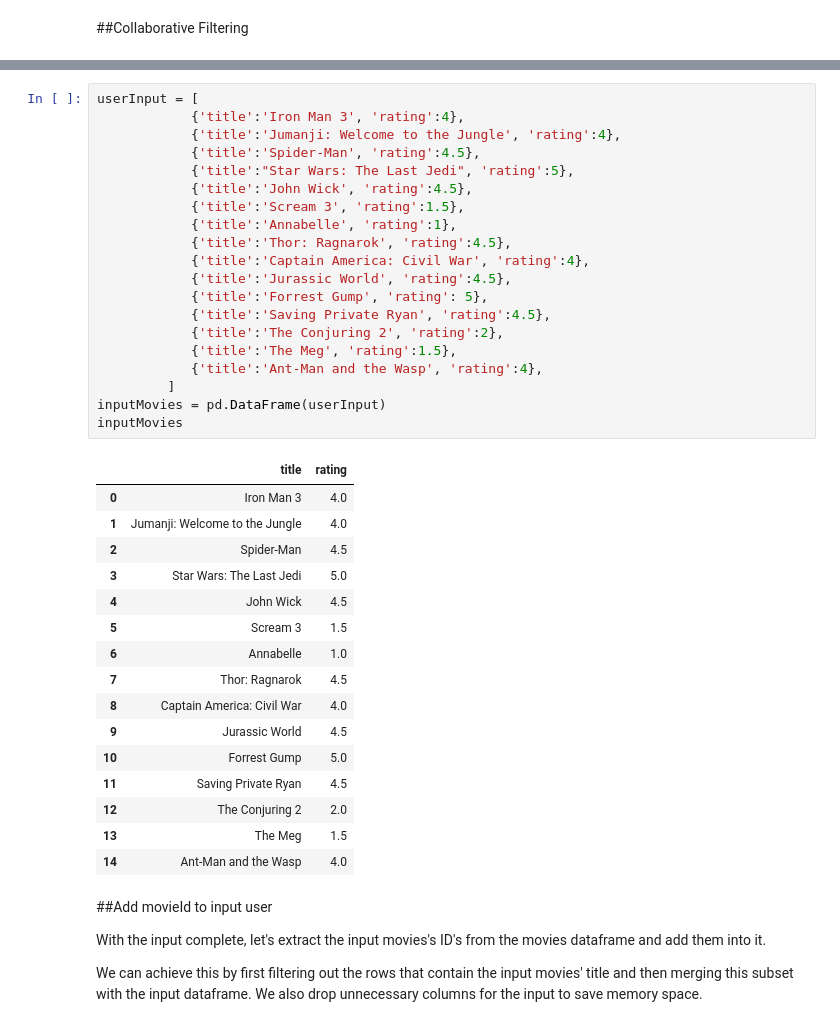
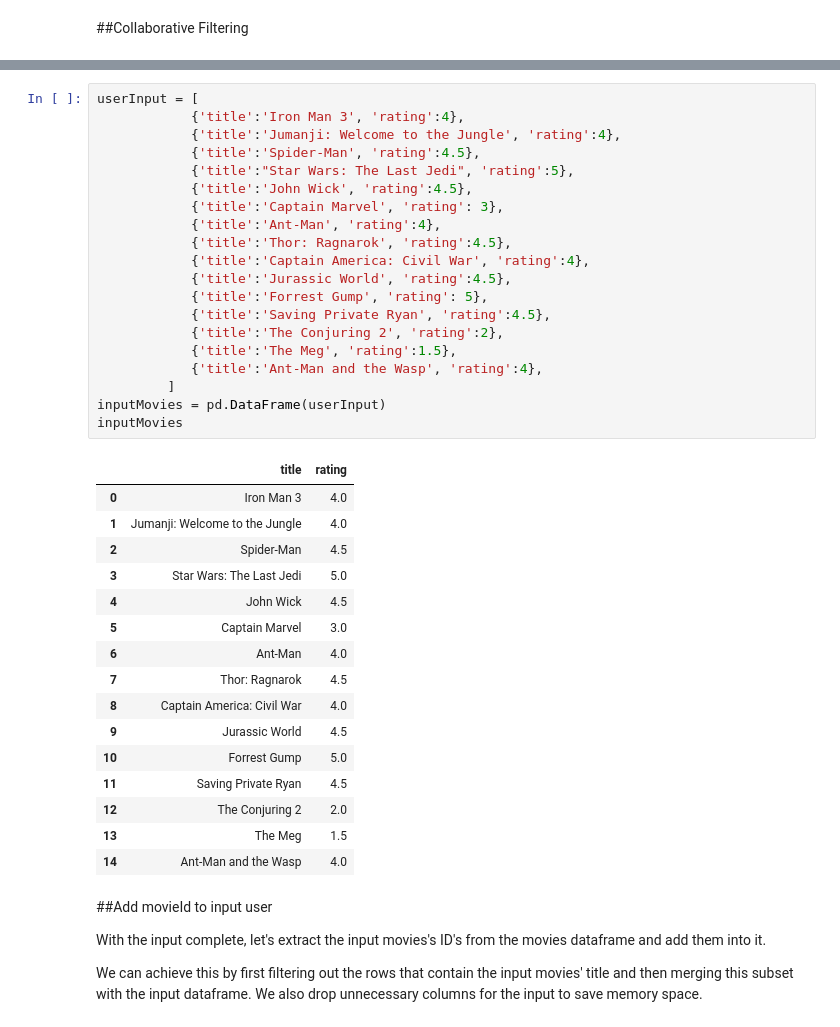
Before and after one commit to SiraHaruethaipree/AI4BA, a Jupyter notebook: Collaborative_Filtering.ipynb, the cells around one changed output, grey strips where cells are left out. Drawn from its saved outputs; the diff is of its cells as text.

```diff
--- a/Collaborative_Filtering.ipynb
+++ b/Collaborative_Filtering.ipynb
@@ -166,32 +168,32 @@ Notice: To add more movies, simply increase the amount of elements in the userIn
 # %%
 userInput = [
             {'title':'Iron Man 3', 'rating':4},
             {'title':'Jumanji: Welcome to the Jungle', 'rating':4},
             {'title':'Spider-Man', 'rating':4.5},
             {'title':"Star Wars: The Last Jedi", 'rating':5},
             {'title':'John Wick', 'rating':4.5},
-            {'title':'Scream 3', 'rating':1.5},
-            {'title':'Annabelle', 'rating':1},
+            {'title':'Captain Marvel', 'rating': 3},
+            {'title':'Ant-Man', 'rating':4},
             {'title':'Thor: Ragnarok', 'rating':4.5},
             {'title':'Captain America: Civil War', 'rating':4},
             {'title':'Jurassic World', 'rating':4.5},
             {'title':'Forrest Gump', 'rating': 5},
             {'title':'Saving Private Ryan', 'rating':4.5},
             {'title':'The Conjuring 2', 'rating':2},
             {'title':'The Meg', 'rating':1.5},
             {'title':'Ant-Man and the Wasp', 'rating':4},
          ]
 inputMovies = pd.DataFrame(userInput)
 inputMovies
 # %% [output]
 |  | title | rating |
 | 0 | Iron Man 3 | 4.0 |
 | 1 | Jumanji: Welcome to the Jungle | 4.0 |
 | 2 | Spider-Man | 4.5 |
 | 3 | Star Wars: The Last Jedi | 5.0 |
 | 4 | John Wick | 4.5 |
-| 5 | Scream 3 | 1.5 |
-| 6 | Annabelle | 1.0 |
+| 5 | Captain Marvel | 3.0 |
+| 6 | Ant-Man | 4.0 |
 | 7 | Thor: Ragnarok | 4.5 |
 | 8 | Captain America: Civil War | 4.0 |
 | 9 | Jurassic World | 4.5 |
```
Also changed, not shown: parts of 25 cells of this notebook.
